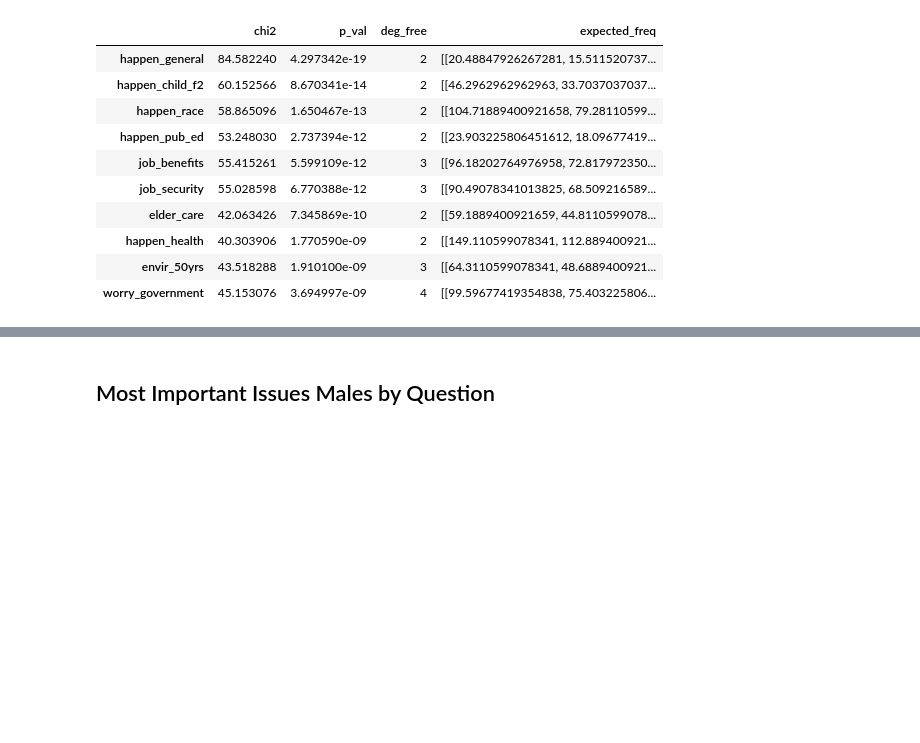
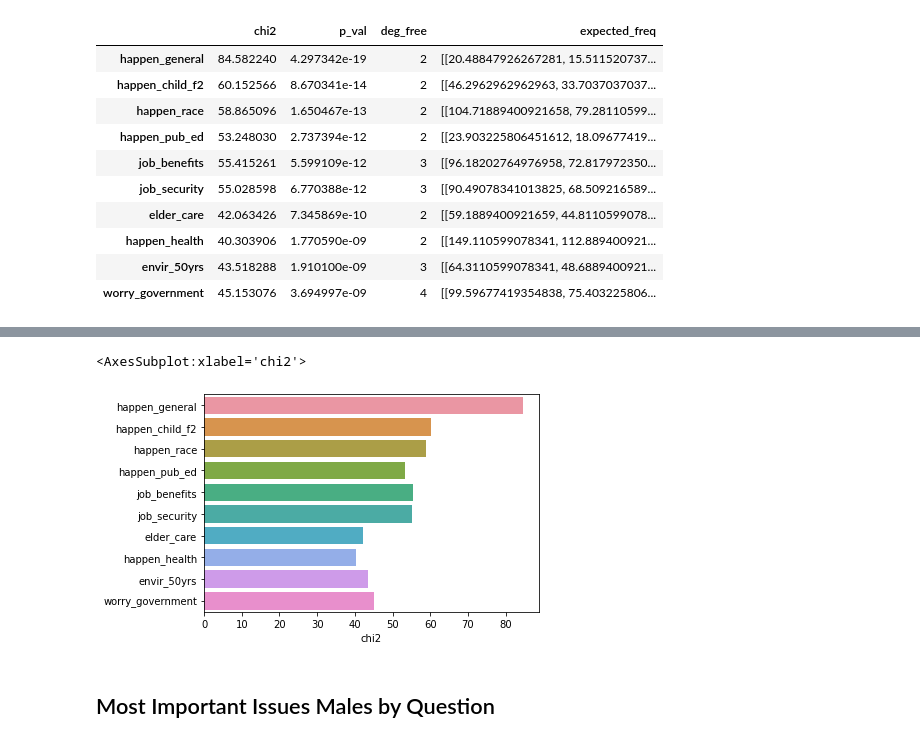
Before and after one commit to american-perspectives-capstone/american-attitudes, a Jupyter notebook: rough_notebooks/Malachi_modeling_new.ipynb, the cells around one changed output, grey strips where cells are left out. Drawn from its saved outputs; the diff is of its cells as text; code cells hidden in the pictures; blank space fills up the shorter version.

```diff
--- a/rough_notebooks/Malachi_modeling_new.ipynb
+++ b/rough_notebooks/Malachi_modeling_new.ipynb
@@ -94,3 +94,8 @@ sns.barplot(y = issues_female[0:5].index, x = issues_female[0:5].p_val)
+# %%
+sns.barplot(y = issues_female[0:10].index, x = issues_female[0:10].chi2)
+# %% [output]
+<AxesSubplot:xlabel='chi2'>
+[figure, added]
 # %% [markdown]
 ## Most Important Issues Males by Question
 # %%
```
Also changed, not shown: parts of 3 cells of this notebook.
